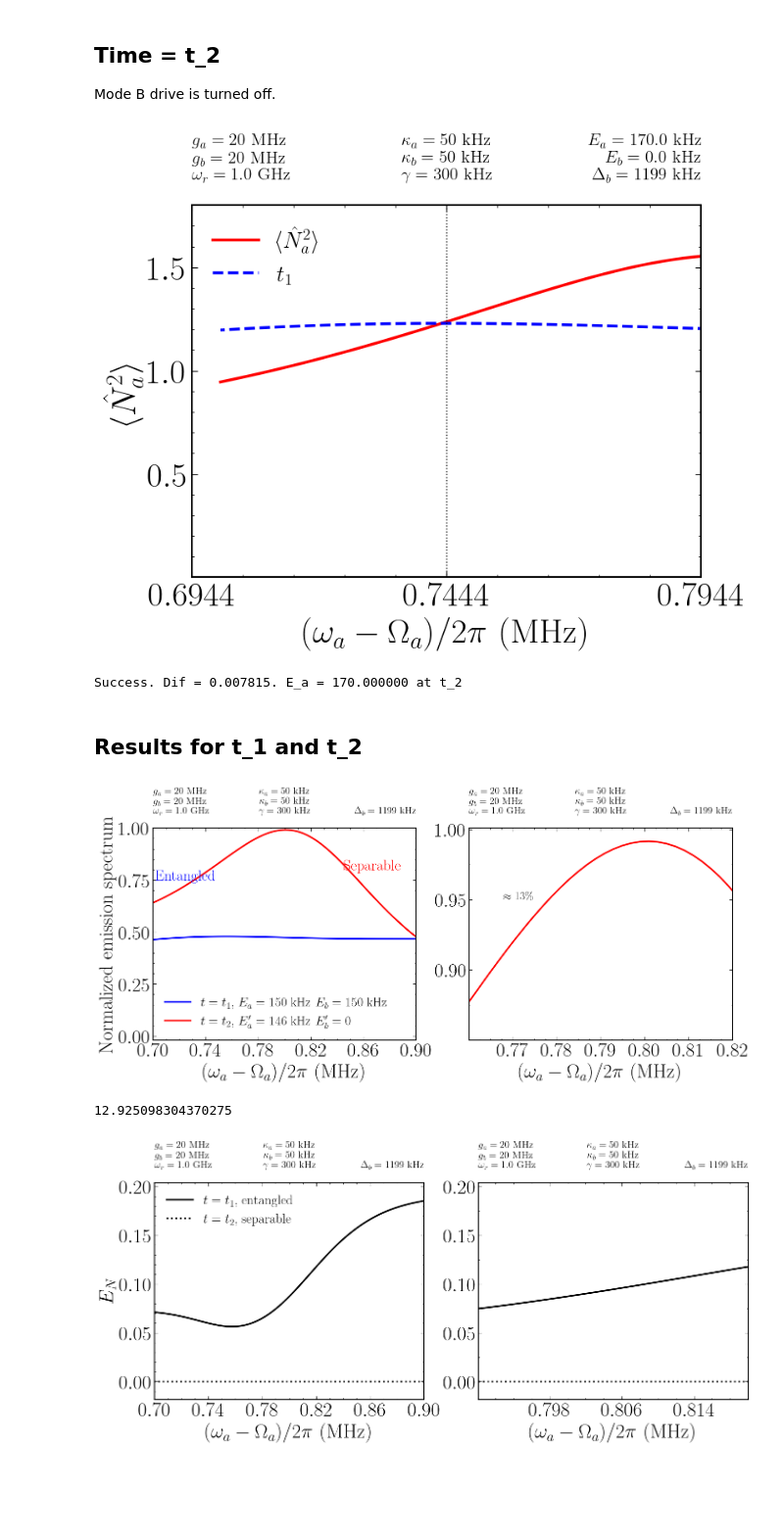
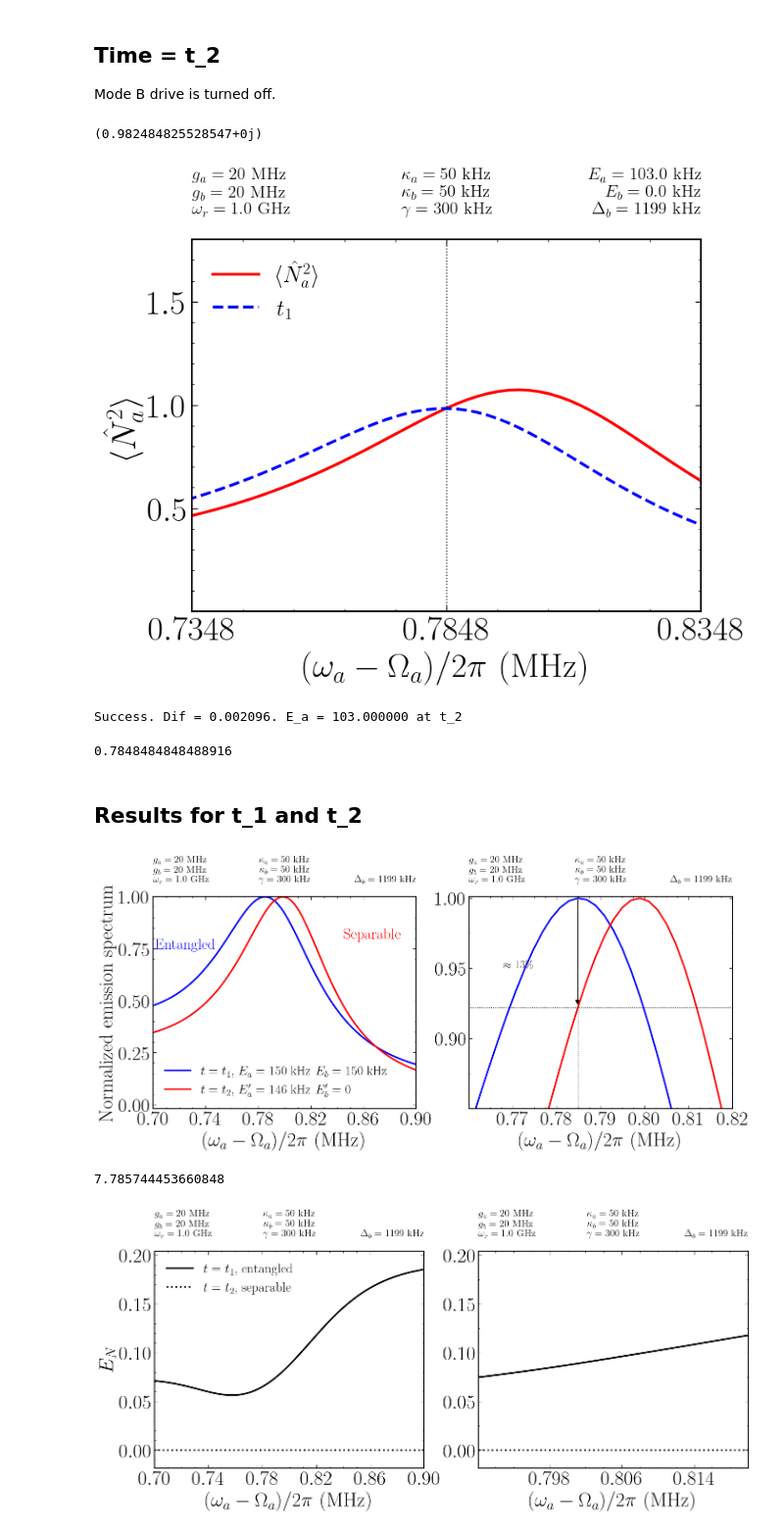
Before and after one commit to asantanah/code_for_paper, a Jupyter notebook: simulation_steady_state.ipynb, the cells around one changed output. Shown at 98% size. Saved outputs shown, nothing was run; the diff lists cells and outputs as text; code cells hidden in the pictures; blank space fills up the shorter version.

```diff
--- a/simulation_steady_state.ipynb
+++ b/simulation_steady_state.ipynb
@@ -123,7 +123,7 @@ J =  2* pi * 0 * 1e3
 
 # Drive frequnecies: Omega_a
 Omega_a_initial = w[0] - 2* pi * 1e6 * 0.9
-Omega_a_final = w[0] - 2 * pi * 1e6 * 0.5
+Omega_a_final = w[0] - 2 * pi * 1e6 * 0.7
 
 #Omega_a_initial = w[0] - 3 * (etaA)
 #Omega_a_final = w[0]
@@ -133,7 +133,7 @@ Omega_a_list = linspace(Omega_a_initial, Omega_a_final, 100)
 Omega = w[1] - 2 * pi * 1200 * 1e3
 
 # Drive amplitude: Ea, Eb
-E_drive = 2 * pi * array([250, 250]) * 1e3
+E_drive = 2 * pi * array([100, 100]) * 1e3
 
 # Dissipation rates: kappa_a, kappa_b, gamma
 kappa = 2 * pi * array([50, 50, 300]) * 1e3
@@ -303,7 +303,7 @@ Omega_a_list = linspace(Omega_a_initial, Omega_a_final, 100)
 Omega = w[1] - 2 * pi * 1200 * 1e3
 
 # Drive amplitude: Ea, Eb
-E_drive = 2 * pi * array([170, 0]) * 1e3
+E_drive = 2 * pi * array([103, 0]) * 1e3
 
 
 # Dissipation rates: kappa_a, kappa_b, gamma
@@ -333,6 +333,10 @@ if __name__ == '__main__':
 
     if(saveResults == True):
         save(save_path + "Results_at_t2" + time_index, results_at_t2)
+# %%
+target_value
+# %% [output]
+(0.982484825528547+0j)
 # %%
 # Frequency ranges
 x_list = (w[0] - Omega_a_list) / (2 * pi * 1e6)
@@ -383,7 +387,7 @@ axes.set_title('$E_a = %.1f$ kHz \n$E_b = %.1f$ kHz \n$\Delta_b = %d$ kHz' % ((E
 
 axes.margins(x=0.1, y=0.1)
 # %% [output]
-[figure, old version]
+[figure, new version]
 # %%
 # Peak number (from left to right)
 #pos = 2
@@ -404,7 +408,11 @@ elif(dif < -prec):
 else:
     print('Success. Dif = %f. E_a = %f at t_2' % (dif, (E_drive[0]/(2*pi*1e3))))
 # %% [output]
-Success. Dif = 0.007815. E_a = 170.000000 at t_2
+Success. Dif = 0.002096. E_a = 103.000000 at t_2
+# %%
+target_pos
+# %% [output]
+0.7848484848488916
 # %% [markdown]
 ## Results for t_1 and t_2
 # %%
@@ -413,16 +421,16 @@ from scipy.signal import hilbert
 x_list = (w[0] - Omega_a_list) / (2 * pi * 1e6)
 
 # Signal amplitude
-y_list_1 = [expect(Na, i) for i in results_at_t1]
-y_list_2 = [expect(Na, i) for i in results_at_t2]
+y_list_1 = [abs(expect(Na, i)) for i in results_at_t1]
+y_list_2 = [abs(expect(Na, i)) for i in results_at_t2]
 
 # Signal phase
 y_list_1_phase = hilbert(angle(y_list_1))
 y_list_2_phase = hilbert(angle(y_list_2))
 
 # Normalization
-#y_list_1 = [i/max(y_list_1) for i in y_list_1]
-#y_list_2 = [i/max(y_list_2) for i in y_list_2]
+y_list_1 = [i/max(y_list_1) for i in y_list_1]
+y_list_2 = [i/max(y_list_2) for i in y_list_2]
 
 
 # Output
@@ -486,38 +494,38 @@ axes[1].set_ylim(0.85001,1.001)
 
 axes[1].xaxis.set_ticks_position('both')
 axes[1].yaxis.set_ticks_position('both')
 
 axes[1].yaxis.set_minor_locator(AutoMinorLocator(2))
 axes[1].xaxis.set_minor_locator(AutoMinorLocator(4))
 
 axes[1].xaxis.set_tick_params(length=5)
 axes[1].yaxis.set_tick_params(length=5)
 
 axes[1].set_title('$g_a = %d$ MHz \n$g_b = %d$ MHz \n$\omega_r = %.1f$ GHz' % ((g[0]/(2*pi*1e6)), (g[1]/(2*pi*1e6)), (w[2]/(2*pi*1e9))), loc = 'left', y = 1.05, fontsize = 15)
 axes[1].set_title('$\kappa_a = %d$ kHz \n$\kappa_b = %d$ kHz \n$\gamma = %d$ kHz' % ((kappa[0]/(2*pi*1e3)), (kappa[1]/(2*pi*1e3)), (kappa[2]/(2*pi*1e3))), loc = 'center', y = 1.05, fontsize = 15)
 axes[1].set_title('$\Delta_b = %d$ kHz' % (((w[1] - Omega)/(2*pi*1e3))), loc = 'right', y = 1.05, fontsize = 15)
 
 axes[1].arrow(x_list[list_pos],y_list_1[list_pos]-0.001,0,y_list_2[list_pos]-y_list_1[list_pos]+0.006, width = 0.00007, head_width=0.001, head_length=0.003, color='black')
 
 axes[0].text(0.702,0.75,r'Entangled', color='blue',fontsize=23)
 axes[0].text(0.845,0.8,r'Separable', color='red',fontsize=23)
 
 axes[1].text(0.768, 0.95,r'$\approx 13\%$', fontsize=17)
 
 axes[1].margins(x=0.1, y=0.1)
 
 if(saveResults == True):
     filename = "shift"
     plt.savefig(save_path + "Figures/" + filename + time_index + ".pdf", bbox_inches='tight')
     plt.savefig(save_path + "Figures/" + filename + time_index + ".png", bbox_inches='tight')
 
 plt.show()
 # %% [output]
-[figure, old version]
+[figure, new version]
 # %%
 (y_list_1[list_pos] - y_list_2[list_pos]) * 100
 # %% [output]
-12.925098304370275
+7.785744453660848
 # %%
 from scipy.signal import hilbert
 
```
Also changed, not shown: parts of 13 cells of this notebook, 17 other files.
